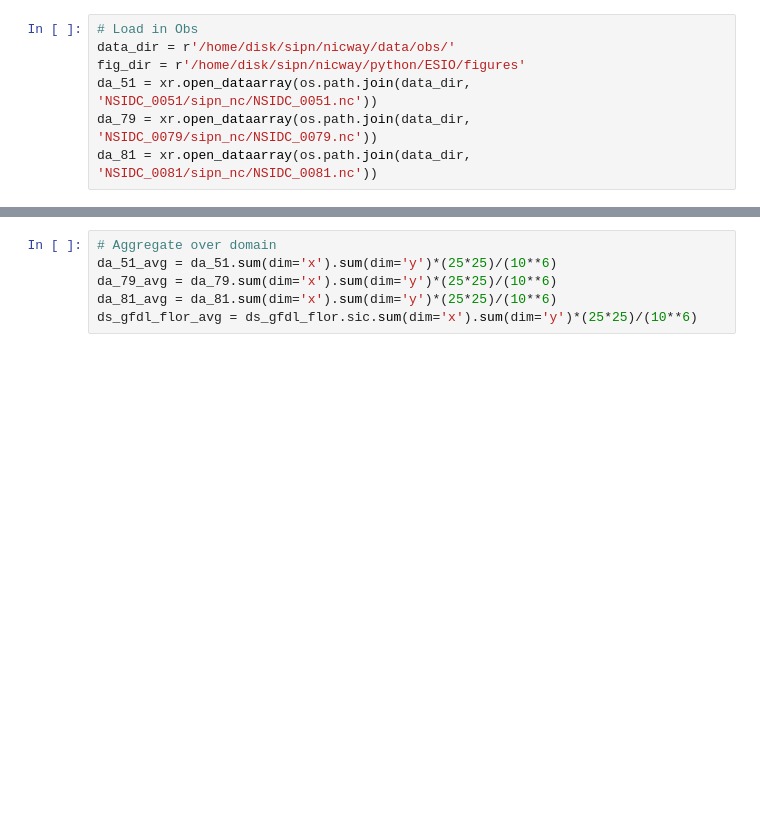
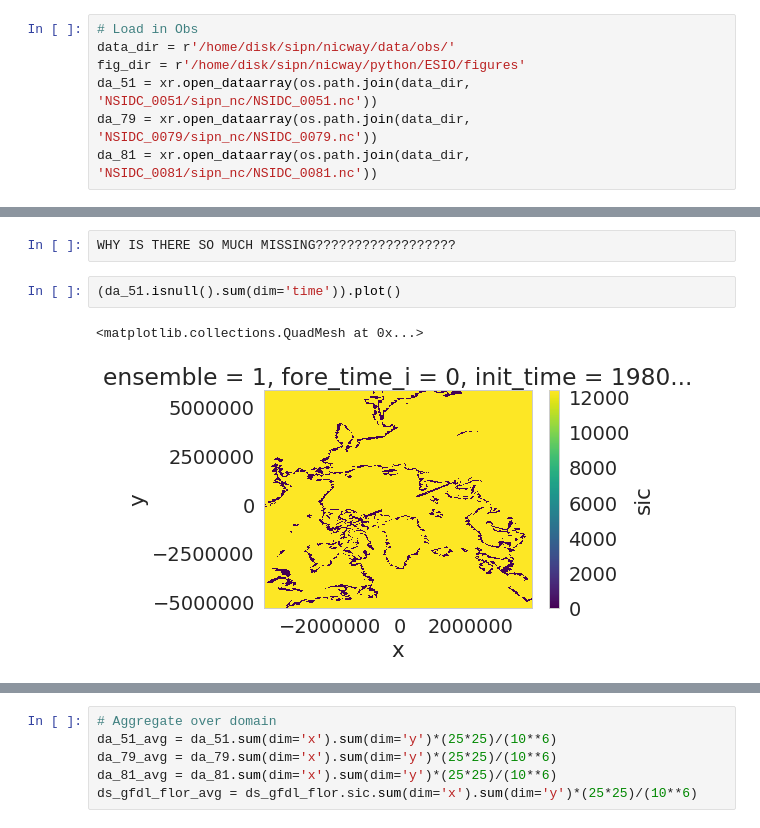
Before and after one commit to NicWayand/ESIO, a Jupyter notebook: notebooks/plot_pan_arctic_extent.ipynb, the cells around one changed output, grey strips where cells are left out. Drawn from its saved outputs; the diff is of its cells as text; blank space fills up the shorter version.

```diff
--- a/notebooks/plot_pan_arctic_extent.ipynb
+++ b/notebooks/plot_pan_arctic_extent.ipynb
@@ -34,0 +53,7 @@ ds_gfdl_flor = xr.open_dataset('/home/disk/sipn/nicway/data/model/nmme/reforecas
+# %%
+WHY IS THERE SO MUCH MISSING??????????????????
+# %%
+(da_51.isnull().sum(dim='time')).plot()
+# %% [output]
+<matplotlib.collections.QuadMesh at 0x...>
+[figure, added]
```
Also changed, not shown: parts of 17 cells of this notebook, 3 other files.
